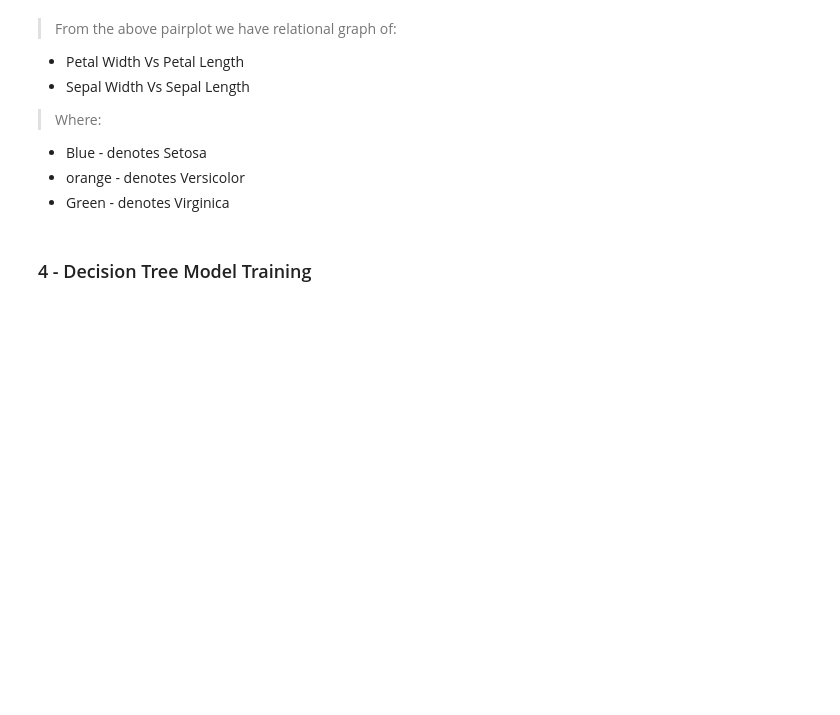
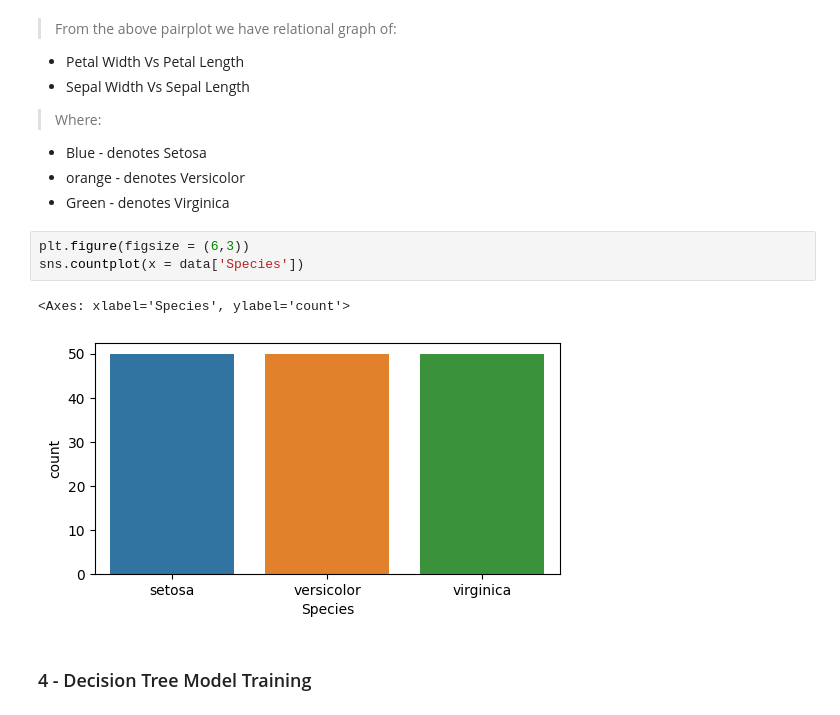
Before and after one commit to PranshuSingh256/Sparks-Foundation-Tasks, a Jupyter notebook: T6 DT.ipynb, the cells around one changed output. Drawn from its saved outputs; the diff is of its cells as text; blank space fills up the shorter version.

```diff
--- a/T6 DT.ipynb
+++ b/T6 DT.ipynb
@@ -104,6 +104,12 @@ plt.show()
 * Blue - denotes Setosa
 * orange - denotes Versicolor
 * Green - denotes Virginica
+# %%
+plt.figure(figsize = (6,3))
+sns.countplot(x = data['Species'])
+# %% [output]
+<Axes: xlabel='Species', ylabel='count'>
+[figure, added]
 # %% [markdown]
 ### 4 - Decision Tree Model Training
 # %%
```
Also changed, not shown: parts of 9 cells of this notebook.
